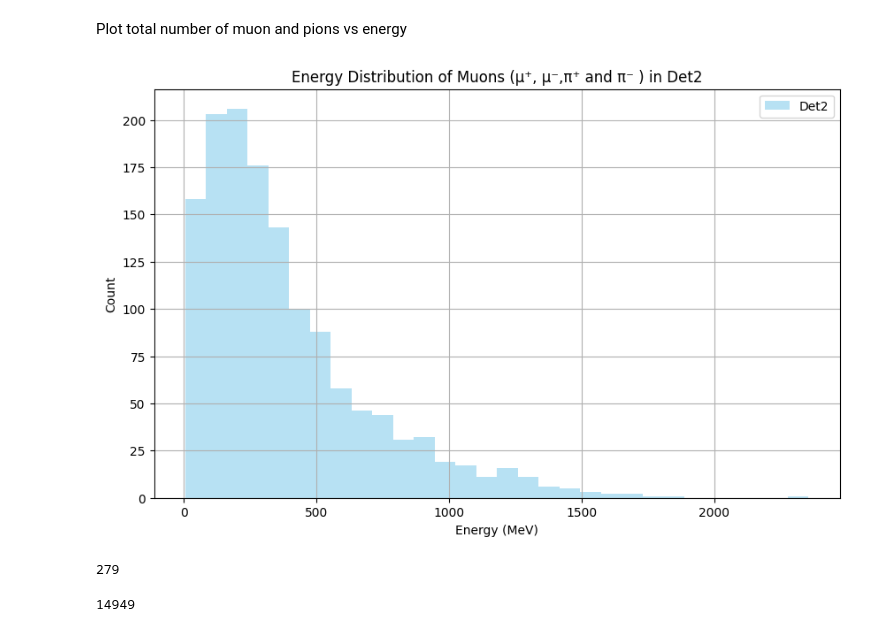
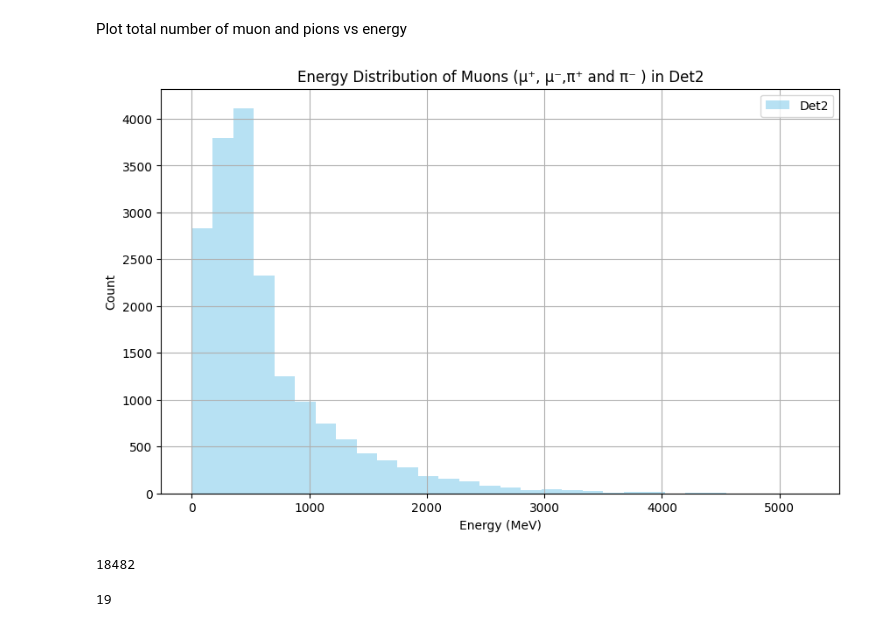
Before and after one commit to prateekraouw/Geant4_new_geo, a Jupyter notebook: build/plot.ipynb, the cells around one changed output. Saved outputs shown, nothing was run; the diff lists cells and outputs as text; code cells hidden in the pictures.

```diff
--- a/build/plot.ipynb
+++ b/build/plot.ipynb
@@ -266,19 +248,19 @@ plt.show()
 Plot total number of muon and pions vs energy
 # %%
 plt.figure(figsize=(10, 6))
-plt.hist(det2_energy, bins=30, alpha=0.6, label='Det2', color='skyblue')
+plt.hist(det3_energy, bins=30, alpha=0.6, label='Det2', color='skyblue')
 plt.xlabel('Energy (MeV)')
 plt.ylabel('Count')
 plt.title('Energy Distribution of Muons (μ⁺, μ⁻,π⁺ and π⁻ ) in Det2')
 plt.legend()
 plt.grid(True)
 plt.show()
 # %% [output]
-[figure, old version]
+[figure, new version]
 # %%
-len(det4_energy)
+len(det3_energy)
 # %% [output]
-279
+18482
 # %%
 import csv
 # %%
@@ -349,6 +342,6 @@ for i in range(0,len(detector_list)):
         y_4.append(y_list[i])
         z_4.append(z_list[i])
 # %%
-len(x_3)
+len(x_2)
 # %% [output]
-14949
+19
```
Also changed, not shown: parts of 35 cells of this notebook, 49 other files.
